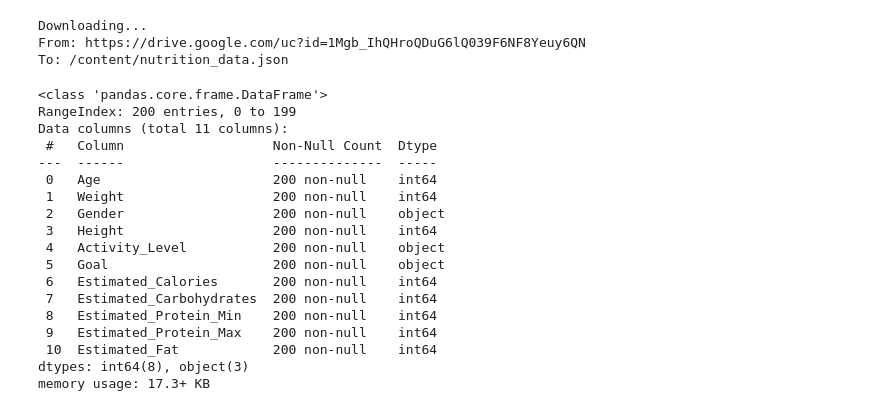
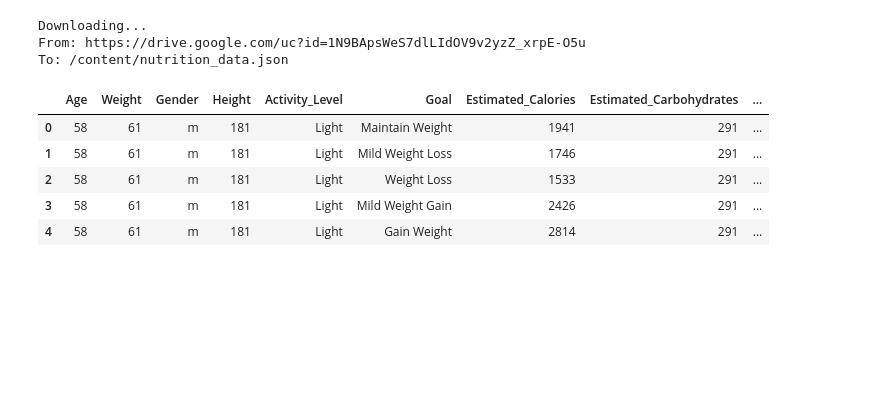
Before and after one commit to CH2-PS020-FitSync/CH2-PS020-ML, a Jupyter notebook: model/NutritionDataModelTF.ipynb, the cells around one changed output. Cells and saved outputs as stored; diff of their text form; code cells hidden in the pictures; blank space fills up the shorter version.

Commit message:
UPD: Fix Nutrition Model

```diff
--- a/model/NutritionDataModelTF.ipynb
+++ b/model/NutritionDataModelTF.ipynb
@@ -13,34 +13,22 @@ from sklearn.preprocessing import StandardScaler
 try:
     from google.colab import drive
 
-    !gdown "1Mgb_IhQHroQDuG6lQ039F6NF8Yeuy6QN"
+    !gdown "1N9BApsWeS7dlLIdOV9v2yzZ_xrpE-O5u"
 
-    nutrition_json = '../content/sample_data/nutrition_dataTest.json'
+    nutrition_json = './nutrition_data.json'
 except ImportError:
-    nutrition_json = '../sample_data/nutrition_dataTest.json'
+    nutrition_json = '../data/nutrition_data.json'
 # %% [output]
 Downloading...
-From: https://drive.google.com/uc?id=1Mgb_IhQHroQDuG6lQ039F6NF8Yeuy6QN
+From: https://drive.google.com/uc?id=1N9BApsWeS7dlLIdOV9v2yzZ_xrpE-O5u
 To: /content/nutrition_data.json
 # %%
 df_nutrition = pd.read_json(nutrition_json)
-df_nutrition.info()
+df_nutrition.head()
 # %% [output]
-<class 'pandas.core.frame.DataFrame'>
-RangeIndex: 200 entries, 0 to 199
-Data columns (total 11 columns):
- #   Column                   Non-Null Count  Dtype
----  ------                   --------------  -----
- 0   Age                      200 non-null    int64
- 1   Weight                   200 non-null    int64
- 2   Gender                   200 non-null    object
- 3   Height                   200 non-null    int64
- 4   Activity_Level           200 non-null    object
- 5   Goal                     200 non-null    object
- 6   Estimated_Calories       200 non-null    int64
- 7   Estimated_Carbohydrates  200 non-null    int64
- 8   Estimated_Protein_Min    200 non-null    int64
- 9   Estimated_Protein_Max    200 non-null    int64
- 10  Estimated_Fat            200 non-null    int64
-dtypes: int64(8), object(3)
-memory usage: 17.3+ KB
+|  | Age | Weight | Gender | Height | Activity_Level | Goal | Estimated_Calories | Estimated_Carbohydrates | ... |
+| 0 | 58 | 61 | m | 181 | Light | Maintain Weight | 1941 | 291 | ... |
+| 1 | 58 | 61 | m | 181 | Light | Mild Weight Loss | 1746 | 291 | ... |
+| 2 | 58 | 61 | m | 181 | Light | Weight Loss | 1533 | 291 | ... |
+| 3 | 58 | 61 | m | 181 | Light | Mild Weight Gain | 2426 | 291 | ... |
+| 4 | 58 | 61 | m | 181 | Light | Gain Weight | 2814 | 291 | ... |
```
Also changed, not shown: parts of 21 cells of this notebook, 2 other files.
